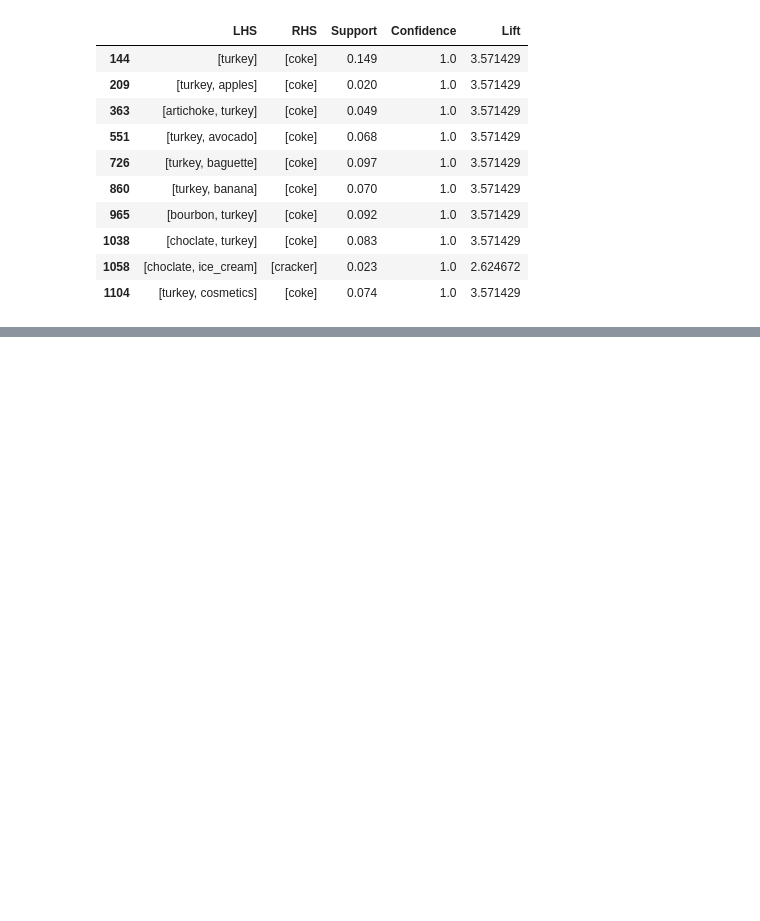
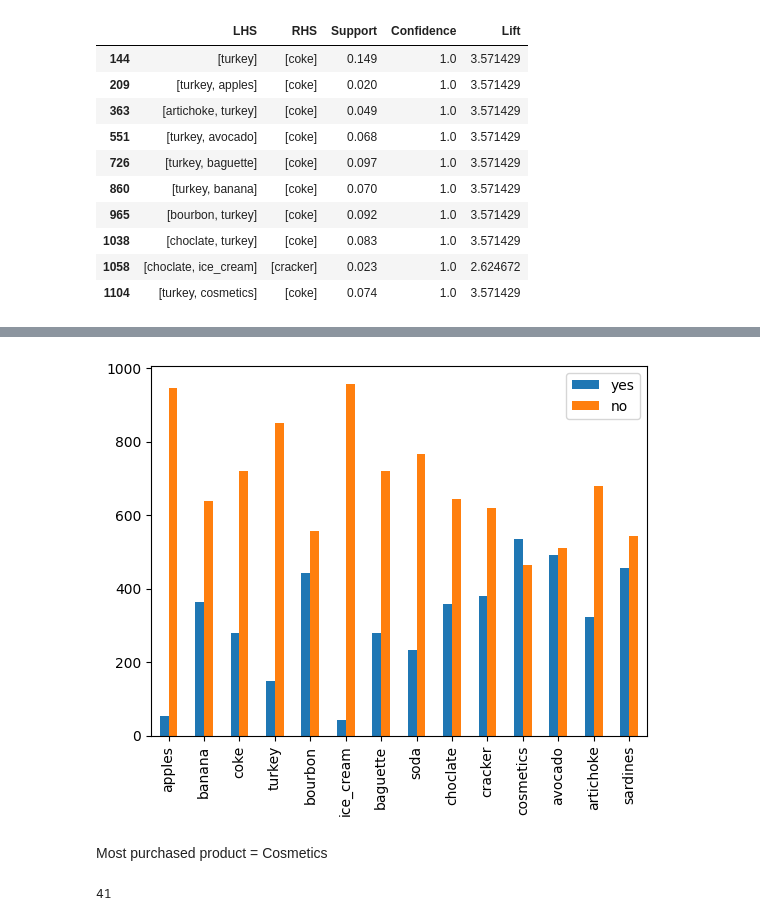
Before and after one commit to Fatai-soliu/python, a Jupyter notebook: MLDM_Week_3_Association_Rules.ipynb, the cells around one changed output, grey strips where cells are left out. Saved outputs shown, nothing was run; the diff lists cells and outputs as text; code cells hidden in the pictures; blank space fills up the shorter version.

```diff
--- a/MLDM_Week_3_Association_Rules.ipynb
+++ b/MLDM_Week_3_Association_Rules.ipynb
@@ -272,0 +340,28 @@ rules_df[rules_df['RHS'].apply(lambda x: len(x) <= 1)].nlargest(10, 'Confidence'
+# %%
+"""
+Since we are more interested what customers are purchasing, let’s explore those
+items which are most popular and the rules associated with them. First of all, we
+should find the most popular products based on sales dataset. Plotting could be
+the easiest way to find the most purchased item.
+"""
+
+#Investigate the dataset for more depth about most purchased product
+ax = purchased.plot.bar()
+plt.show()
+# %% [output]
+[figure, added]
+# %% [markdown]
+Most purchased product = Cosmetics
+# %%
+# Find the cosmetic rules
+
+#Define the rules first
+Rules = list(apriori(transactions, min_support=0.02, min_confidence=0.5, max_length =3))
+
+#Extract the created rules
+associationRule = ARutils.extract(Rules, 'cosmetics', 2)
+rules_df = pd.DataFrame(data = associationRule, columns = ['LHS', 'RHS', 'Support', 'Confidence', 'Lift'])
+#ARutils.inspect(associationRule)
+len(rules_df)
+# %% [output]
+41
```
Also changed, not shown: parts of 9 cells of this notebook.
